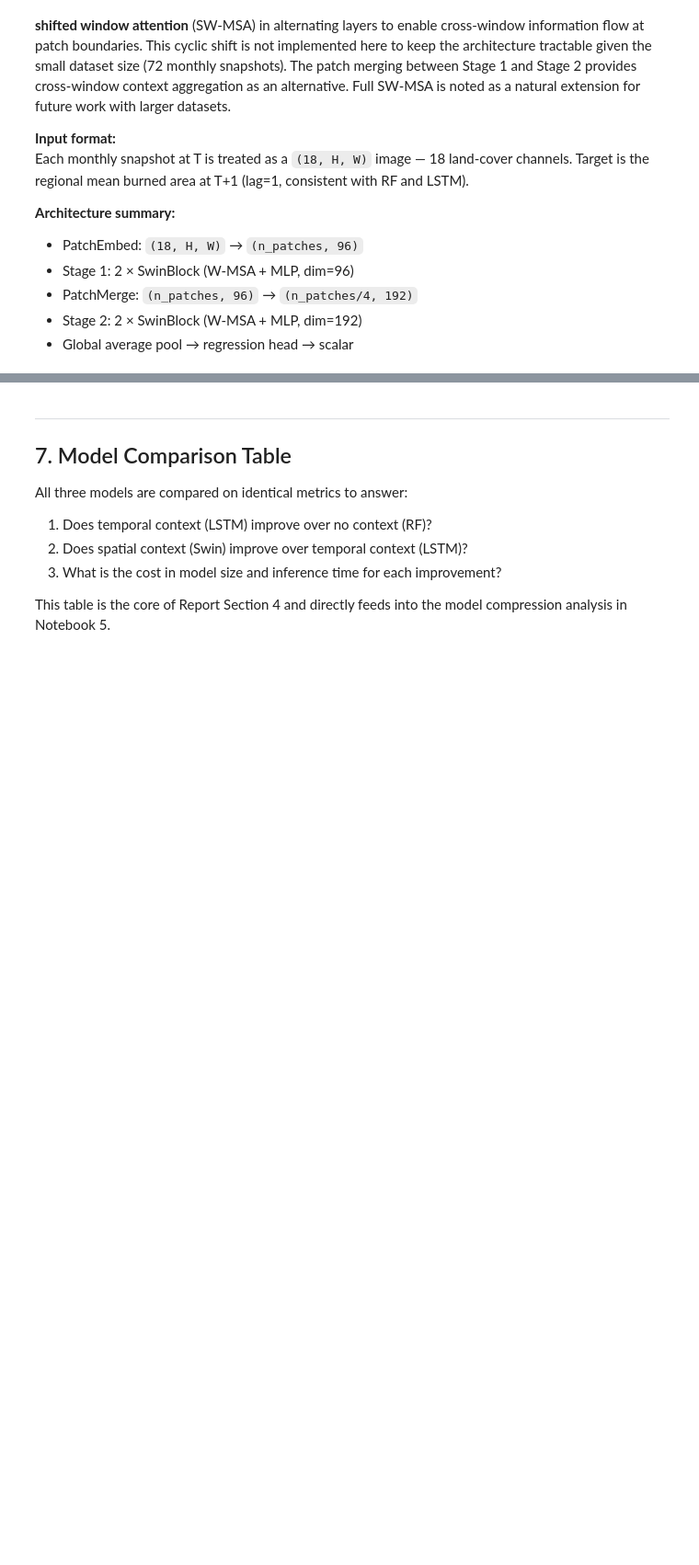
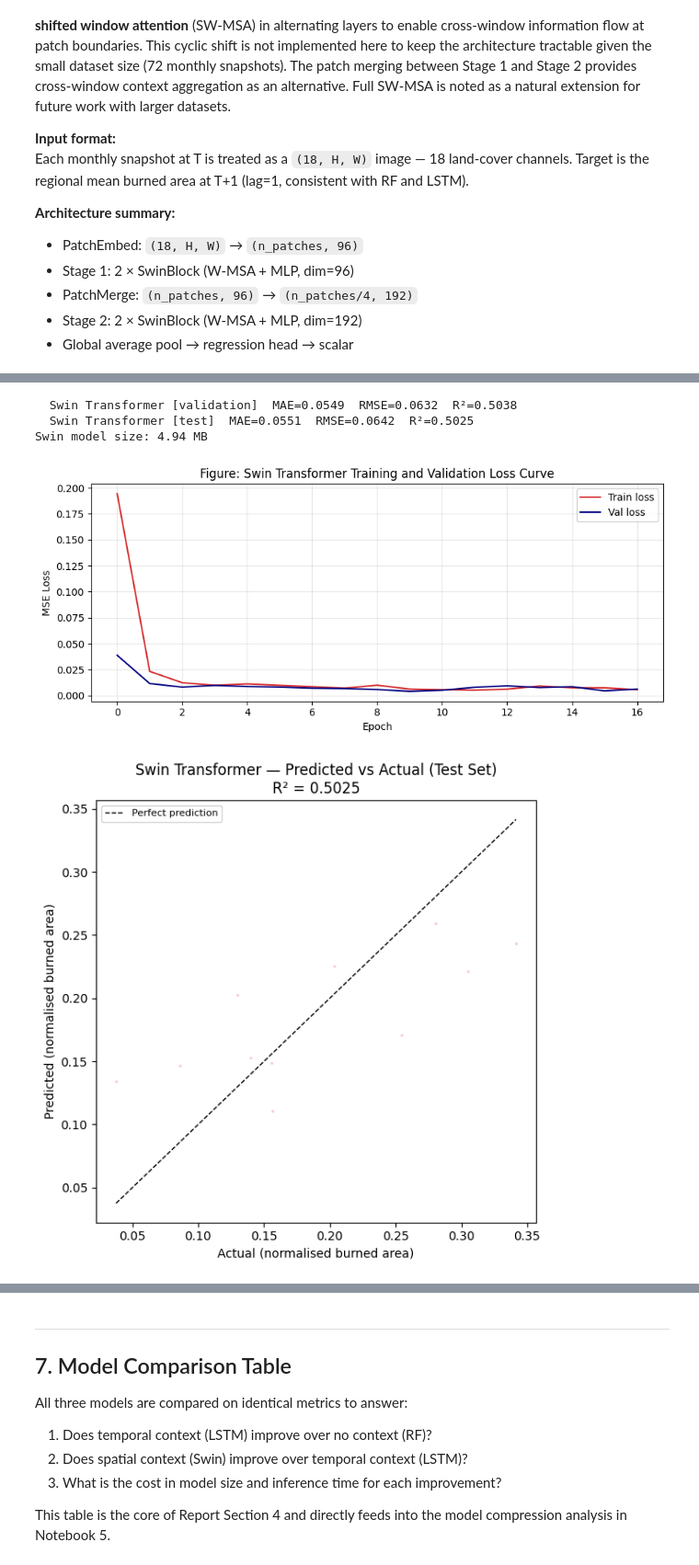
Before and after one commit to IshaqueAli25/Sustainable-Wildfire-Prediction-AI, a Jupyter notebook: 3_AI_Modelling.ipynb, the cells around one changed output, grey strips where cells are left out. Shown at 92% size. Cells and saved outputs as stored; diff of their text form; code cells hidden in the pictures; blank space fills up the shorter version.

```diff
--- a/3_AI_Modelling.ipynb
+++ b/3_AI_Modelling.ipynb
@@ -781,6 +860,9 @@ Target is the regional mean burned area at T+1 (lag=1, consistent with RF and LS
 - Stage 2: 2 × SwinBlock (W-MSA + MLP, dim=192)
 - Global average pool → regression head → scalar
 # %%
+import torch.nn.functional as F
+
+
 class FireSpatialDataset(Dataset):
     """
     PyTorch Dataset for Swin Transformer training.
@@ -794,6 +876,10 @@ class FireSpatialDataset(Dataset):
     """
 
     def __init__(self, ds, lag=1):
+        # In FireSpatialDataset.__init__, pad X_all to be divisible by 8 (patch_size * 2)
+        # Current size is (T, 18, 120, 140). Padding 140 to 144.
+        # F.pad format is (left, right, top, bottom)
+
         T = len(ds.time)
         channels = []
         for vid in veg_ids:
@@ -801,9 +887,16 @@ class FireSpatialDataset(Dataset):
             arr = np.where(np.isnan(arr), 0.0, arr)  # (T, lat, lon)
             channels.append(arr)
         # Features: months 0..T-lag-1
+       # 1. Create the base array (Features: months 0..T-lag-1)
         X_all = np.stack(channels, axis=1)[:-lag]  # (T-lag, N_VEG, lat, lon)
-        self.X = torch.tensor(X_all.astype(np.float32), dtype=torch.float32)
 
+        # 2. Convert to tensor and apply padding to handle Swin's downsampling requirements
+        # Current size (120, 140). Padding 140 to 144.
+        # F.pad format is (left, right, top, bottom) for the last two dimensions
+        X_tensor = torch.tensor(X_all.astype(np.float32), dtype=torch.float32)
+        self.X = F.pad(X_tensor, (0, 4, 0, 0), mode='constant', value=0)
+
+        # 3. Target: regional mean at months lag..T-1
         # Target: regional mean at months lag..T-1 (one step ahead)
         target = ds['target_norm'].values[lag:]     # (T-lag, lat, lon)
         self.y = torch.tensor(
@@ -1059,4 +1194,14 @@ print(f'Swin training time: {swin_train_time:.1f}s')
 # %%
+def plot_predictions(y_true, y_pred, model_name, fig_filename):
+    fig, ax = plt.subplots(figsize=(6, 6))
+    n = len(y_true)
+    # Adaptive size and alpha for small vs large datasets
+    pt_size = max(2, min(60, 500 // n))
+    pt_alpha = max(0.15, min(0.9, 50 / n))
+    ax.scatter(y_true, y_pred, alpha=pt_alpha, s=pt_size,
+               color='#d62728', rasterized=True)
+    # ... rest unchanged
+
 def predict_spatial(model, loader):
     """Inference on spatial DataLoader."""
     model.eval()
@@ -1072,30 +1217,36 @@ swin_y_val,  swin_pred_val  = predict_spatial(swin_model, val_spa_loader)
 swin_y_test, swin_pred_test = predict_spatial(swin_model, test_spa_loader)
 
 all_results.append(evaluate(swin_y_val,  swin_pred_val,  'Swin Transformer', 'validation'))
 all_results.append(evaluate(swin_y_test, swin_pred_test, 'Swin Transformer', 'test'))
 
 # Inference time
 t0 = time.time()
 with torch.no_grad():
     _ = swin_model(test_spa.X[:8].to(DEVICE))
 infer_times['Swin Transformer'] = time.time() - t0
 
 # Model size
 torch.save(swin_model.state_dict(), os.path.join(MODEL_PATH, 'swin_full.pt'))
 model_sizes['Swin Transformer'] = os.path.getsize(os.path.join(MODEL_PATH, 'swin_full.pt'))
 print(f'Swin model size: {model_sizes["Swin Transformer"]/1e6:.2f} MB')
 
 # Training curve
 fig, ax = plt.subplots(figsize=(9, 4))
 ax.plot(swin_history['train_loss'], label='Train loss', color='#d62728')
 ax.plot(swin_history['val_loss'],   label='Val loss',   color='navy')
 ax.set_xlabel('Epoch')
 ax.set_ylabel('MSE Loss')
 ax.set_title('Figure: Swin Transformer Training and Validation Loss Curve')
 ax.legend()
 ax.grid(True, alpha=0.3)
 plt.tight_layout()
 plt.savefig(os.path.join(FIG_PATH, 'fig_swin_training_curve.png'), dpi=150, bbox_inches='tight')
 plt.show()
 
 plot_predictions(swin_y_test, swin_pred_test, 'Swin Transformer', 'fig_swin_pred_vs_actual.png')
+# %% [output]
+  Swin Transformer [validation]  MAE=0.0549  RMSE=0.0632  R²=0.5038
+  Swin Transformer [test]  MAE=0.0551  RMSE=0.0642  R²=0.5025
+Swin model size: 4.94 MB
+[figure, added]
+[figure, added]
```
Also changed, not shown: parts of 21 cells of this notebook, 6 other files.
